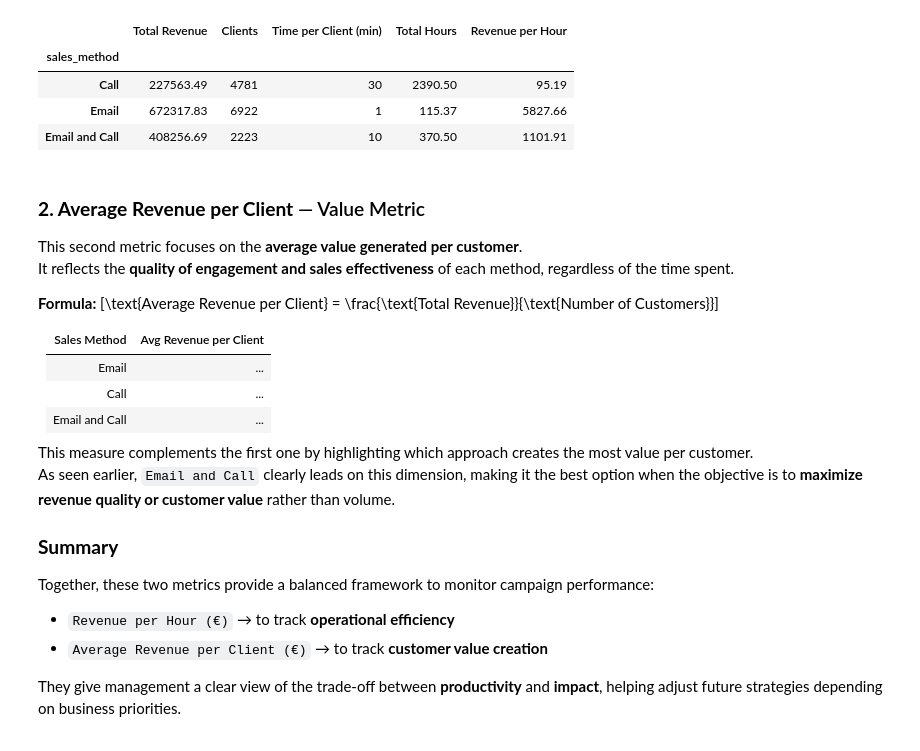
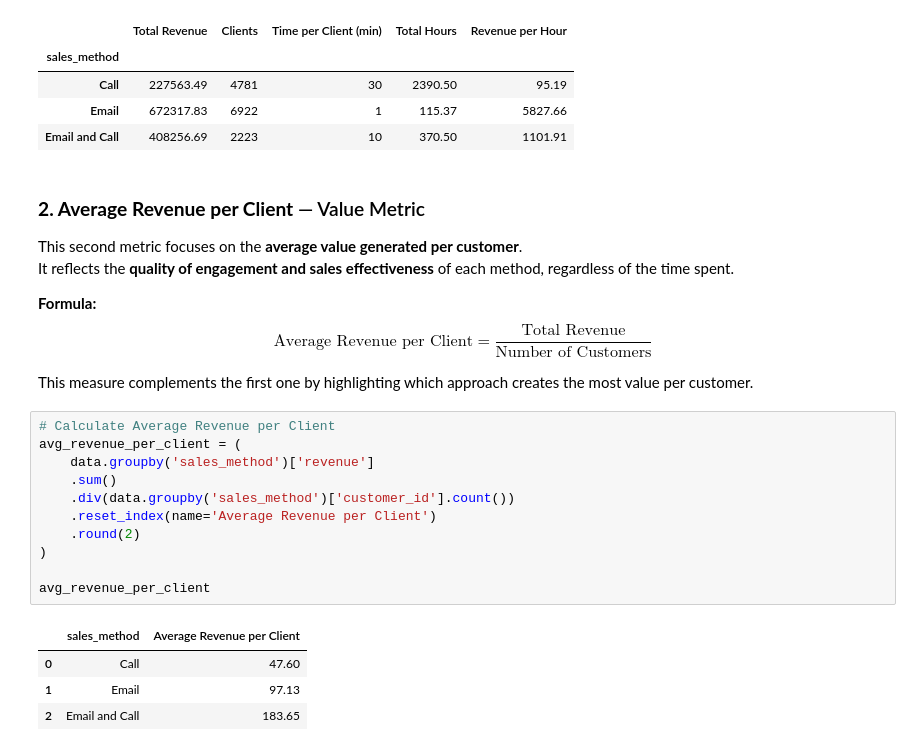
Before and after one commit to A-Helkias/Data-Analyst-Certification, a Jupyter notebook: notebook.ipynb, the cells around one changed output. Drawn from its saved outputs; the diff is of its cells as text.

```diff
--- a/notebook.ipynb
+++ b/notebook.ipynb
@@ -903,22 +903,22 @@ This second metric focuses on the **average value generated per customer**.
 It reflects the **quality of engagement and sales effectiveness** of each method, regardless of the time spent.
 
 **Formula:**
-\[\text{Average Revenue per Client} = \frac{\text{Total Revenue}}{\text{Number of Customers}}\]
-
-| Sales Method | Avg Revenue per Client |
-|---------------|----------------------------|
-| Email | ... |
-| Call | ... |
-| Email and Call | ... |
+$$\text{Average Revenue per Client} = \frac{\text{Total Revenue}}{\text{Number of Customers}}$$
 
 This measure complements the first one by highlighting which approach creates the most value per customer.
-As seen earlier, `Email and Call` clearly leads on this dimension, making it the best option when the objective is to **maximize revenue quality or customer value** rather than volume.
-
-
-### **Summary**
-
-Together, these two metrics provide a balanced framework to monitor campaign performance:
-- `Revenue per Hour (€)` → to track **operational efficiency**
-- `Average Revenue per Client (€)` → to track **customer value creation**
-
-They give management a clear view of the trade-off between **productivity** and **impact**, helping adjust future strategies depending on business priorities.
+# %%
+# Calculate Average Revenue per Client
+avg_revenue_per_client = (
+    data.groupby('sales_method')['revenue']
+    .sum()
+    .div(data.groupby('sales_method')['customer_id'].count())
+    .reset_index(name='Average Revenue per Client')
+    .round(2)
+)
+
+avg_revenue_per_client
+# %% [output]
+|  | sales_method | Average Revenue per Client |
+| 0 | Call | 47.60 |
+| 1 | Email | 97.13 |
+| 2 | Email and Call | 183.65 |
```
Also changed, not shown: parts of 3 cells of this notebook.
